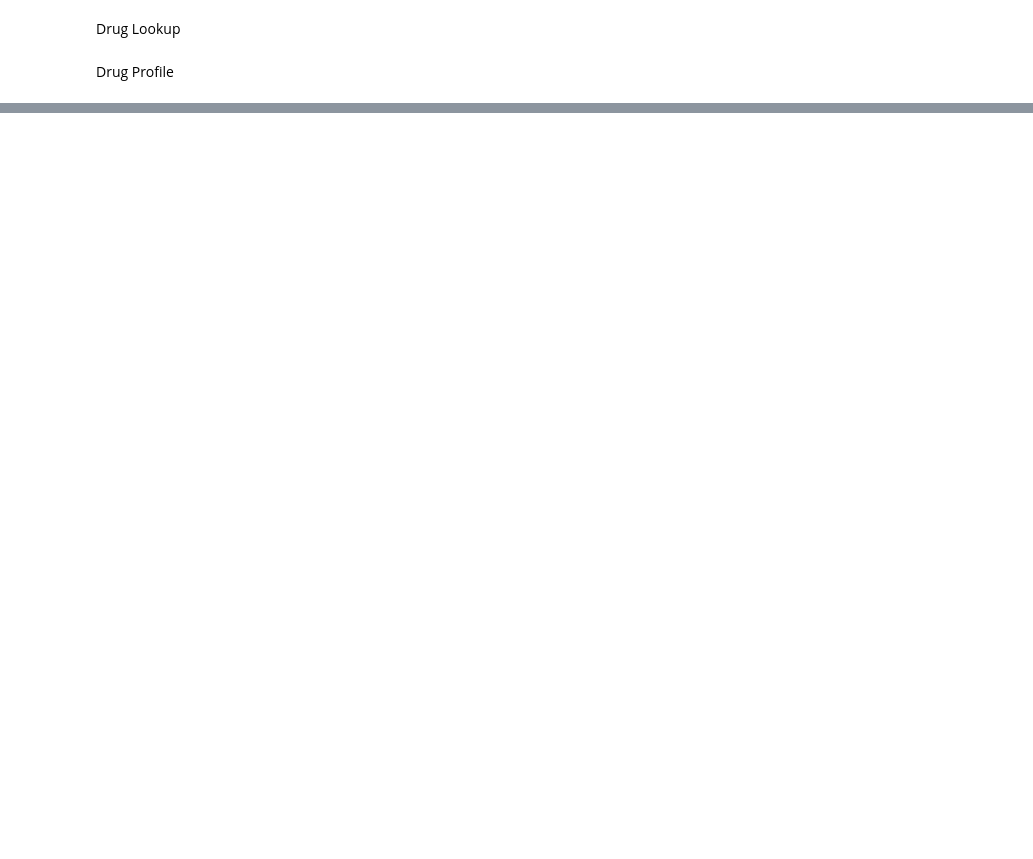
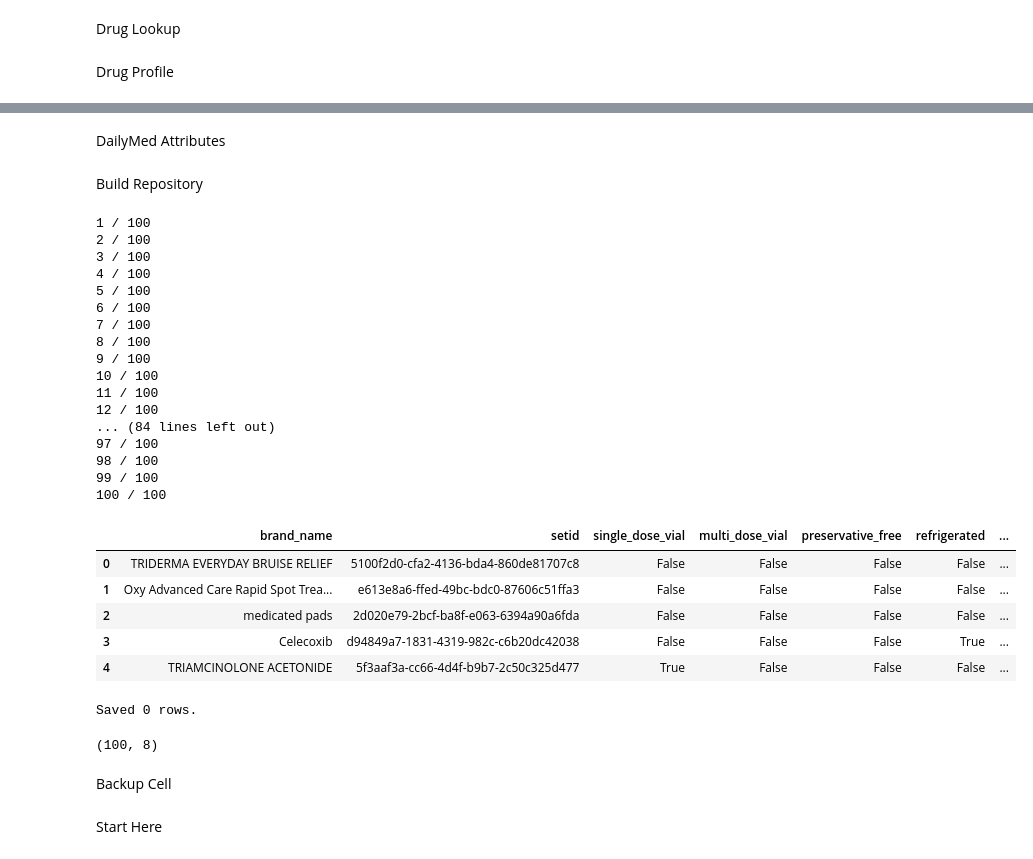
Before and after one commit to bpeterson25/DrugMaster-Platform, a Jupyter notebook: DrugMaster_Query.ipynb, the cells around one changed output, grey strips where cells are left out. Cells and saved outputs as stored; diff of their text form; code cells hidden in the pictures; blank space fills up the shorter version.

```diff
--- a/DrugMaster_Query.ipynb
+++ b/DrugMaster_Query.ipynb
@@ -178,0 +252,2 @@ Application Number: BLA761467
+# %% [markdown]
+DailyMed Attributes
@@ -178,0 +318,2 @@ Application Number: BLA761467
+# %% [markdown]
+Build Repository
@@ -178,0 +363,69 @@ Application Number: BLA761467
+# %%
+brand_names = (
+
+    drug_master_enriched_df[
+        "brand_name"
+    ]
+
+    .dropna()
+
+    .drop_duplicates()
+
+    .tolist()
+)
+# %%
+dailymed_attributes_df = (
+    build_dailymed_attributes_repository(
+        brand_names[:100]
+    )
+)
+
+dailymed_attributes_df.head()
+# %% [output]
+1 / 100
+2 / 100
+3 / 100
+4 / 100
+5 / 100
+6 / 100
+7 / 100
+8 / 100
+9 / 100
+10 / 100
+11 / 100
+12 / 100
+... (84 lines left out)
+97 / 100
+98 / 100
+99 / 100
+100 / 100
+|  | brand_name | setid | single_dose_vial | multi_dose_vial | preservative_free | refrigerated | ... |
+| 0 | TRIDERMA EVERYDAY BRUISE RELIEF | 5100f2d0-cfa2-4136-bda4-860de81707c8 | False | False | False | False | ... |
+| 1 | Oxy Advanced Care Rapid Spot Trea... | e613e8a6-ffed-49bc-bdc0-87606c51ffa3 | False | False | False | False | ... |
+| 2 | medicated pads | 2d020e79-2bcf-ba8f-e063-6394a90a6fda | False | False | False | False | ... |
+| 3 | Celecoxib | d94849a7-1831-4319-982c-c6b20dc42038 | False | False | False | True | ... |
+| 4 | TRIAMCINOLONE ACETONIDE | 5f3aaf3a-cc66-4d4f-b9b7-2c50c325d477 | True | False | False | False | ... |
+# %%
+dailymed_attributes_df.to_parquet(
+
+    "dailymed_repository/dailymed_attributes.parquet",
+
+    index=False
+)
+
+print(
+    f"Saved {len(dailymed_attributes_df):,} rows."
+)
+# %% [output]
+Saved 0 rows.
+# %%
+saved_df = pd.read_parquet(
+
+    "dailymed_repository/dailymed_attributes.parquet"
+)
+
+saved_df.shape
+# %% [output]
+(100, 8)
+# %% [markdown]
+Backup Cell
@@ -178,0 +439,2 @@ Application Number: BLA761467
+# %% [markdown]
+Start Here
```
Also changed, not shown: parts of 19 cells of this notebook.
